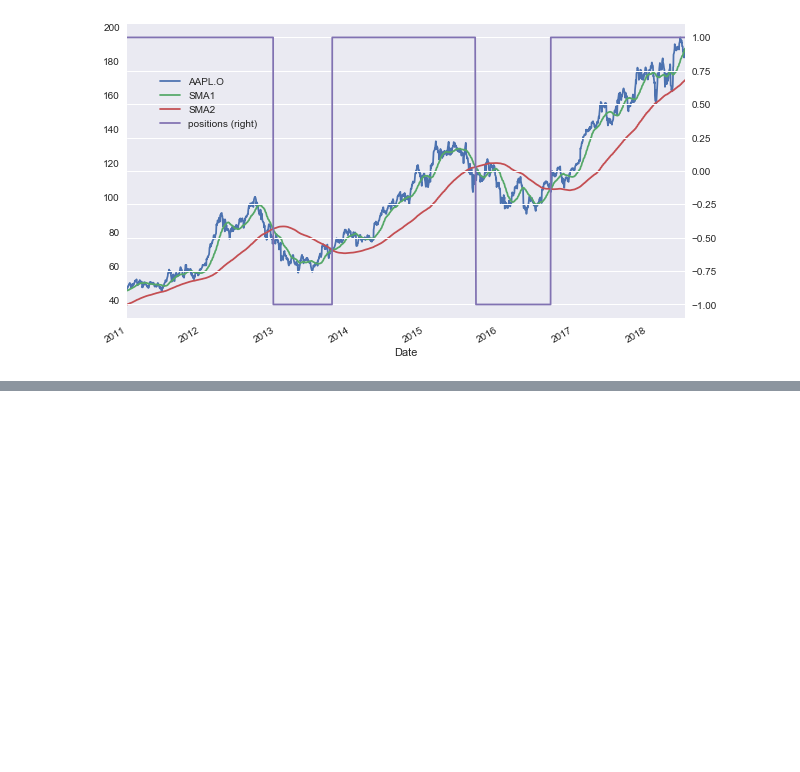
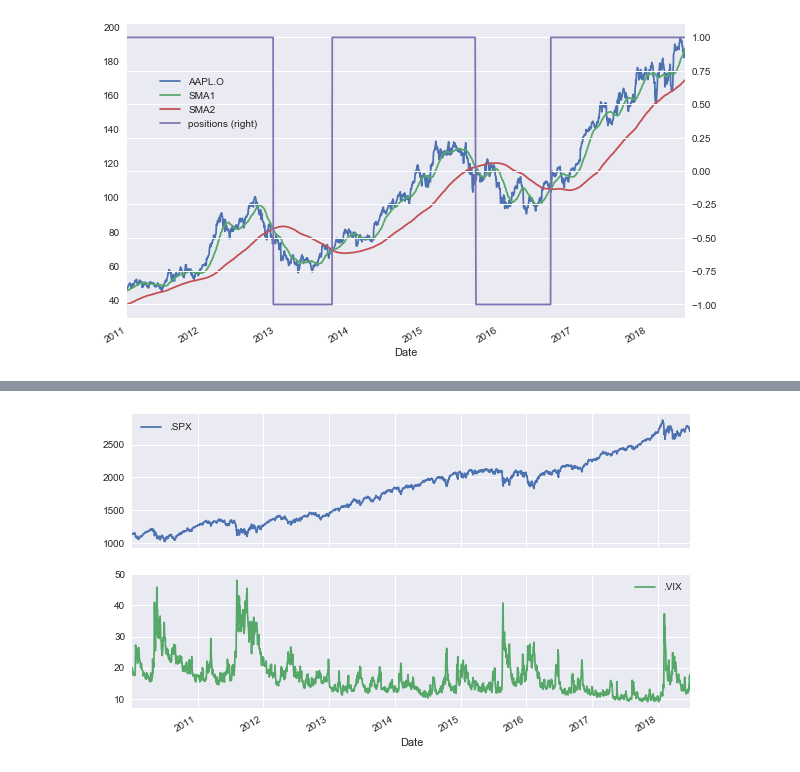
Before and after one commit to allaccountstaken/hilpisch, a Jupyter notebook: eda_financial_data.ipynb, the cells around one changed output, grey strips where cells are left out. Drawn from its saved outputs; the diff is of its cells as text; code cells hidden in the pictures; blank space fills up the shorter version.

Commit message:
show series for correlation analysis

```diff
--- a/start.ipynb
+++ b/eda_financial_data.ipynb
@@ -191,0 +194,4 @@ ax.get_legend().set_bbox_to_anchor((0.25, 0.85))
+# %%
+raw = pd.read_csv(filename, index_col='Date', parse_dates=True)
+# %%
+data = raw[['.SPX', '.VIX']].dropna()
@@ -191,0 +208,5 @@ ax.get_legend().set_bbox_to_anchor((0.25, 0.85))
+# %%
+data.plot(subplots=True, figsize=(10, 6))
+plt.show()
+# %% [output]
+[figure, added]
```
Also changed, not shown: parts of 3 cells of this notebook.
